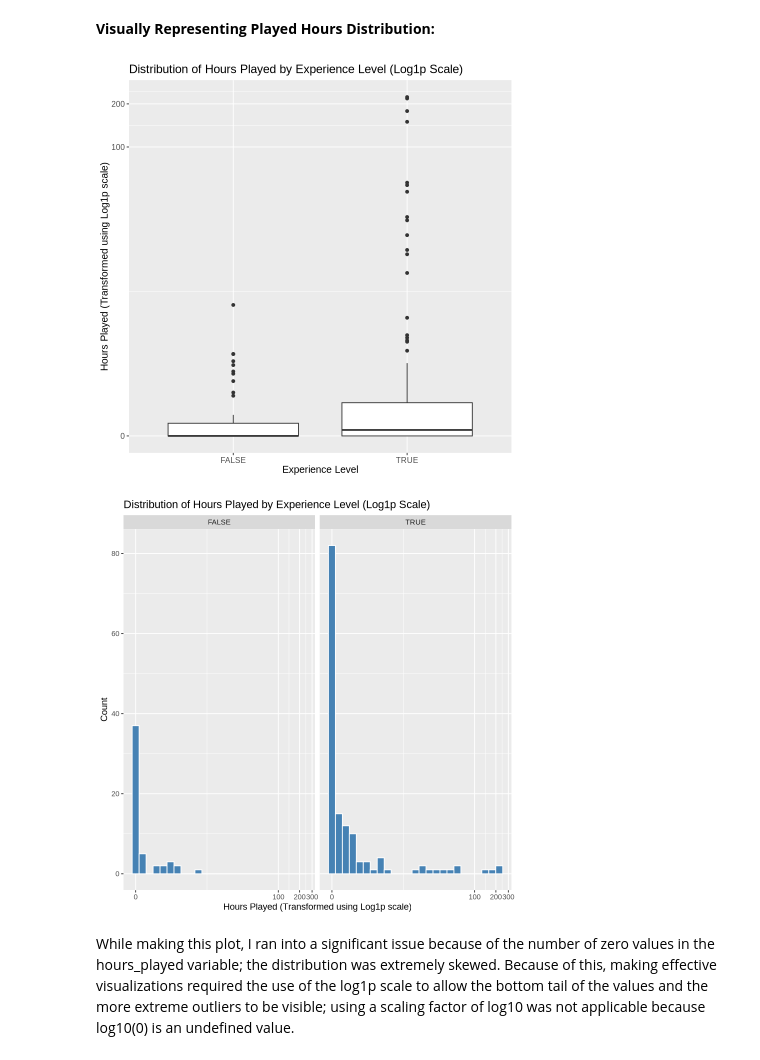
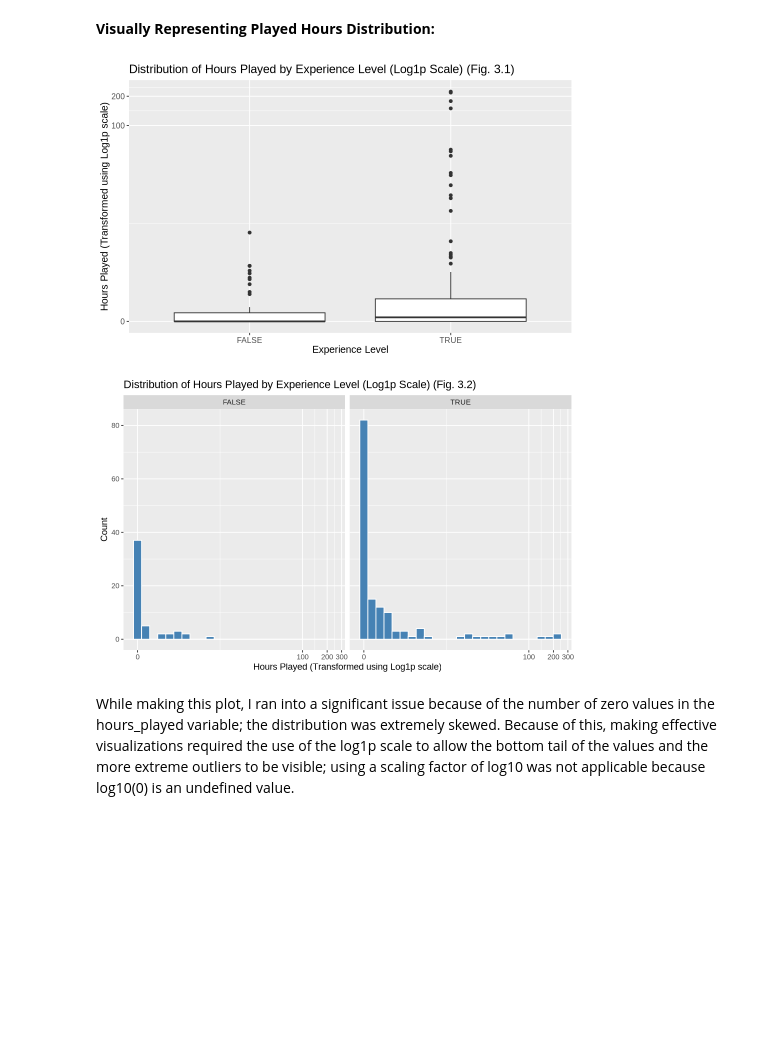
Before and after one commit to Mgonz005/Data-Science-group-project-, a Jupyter notebook: final_project_grp34.ipynb, the cells around one changed output. Cells and saved outputs as stored; diff of their text form; code cells hidden in the pictures; blank space fills up the shorter version.

Commit message:
Added titles and figure numbers

```diff
--- a/final_project_grp34.ipynb
+++ b/final_project_grp34.ipynb
@@ -279,26 +315,26 @@ A tibble: 1 × 5
 # %%
 distribution_plot <- players %>%
   ggplot(aes(x = subscribe, y = played_hours)) +
   geom_boxplot() +
   scale_y_continuous(trans = "log1p")+
-  labs(title = "Distribution of Hours Played by Experience Level (Log1p Scale)",
+  labs(title = "Distribution of Hours Played by Experience Level (Log1p Scale) (Fig. 3.1)",
        x = "Experience Level",
        y = "Hours Played (Transformed using Log1p scale)") +
   theme(text = element_text(size = 12))
 distribution_plot
 
 histogram_plot <- players %>%
   ggplot(aes(x = played_hours)) +
     geom_histogram(bins = 25, fill = "steelblue", color = "white")+
     facet_grid(cols = vars(subscribe))+
     scale_x_continuous(trans = "log1p")+
-    labs(title = "Distribution of Hours Played by Experience Level (Log1p Scale)",
+    labs(title = "Distribution of Hours Played by Experience Level (Log1p Scale) (Fig. 3.2)",
          x = "Hours Played (Transformed using Log1p scale)",
          y = "Count")
 histogram_plot
 # %% [output]
-[figure, old version]
+[figure, new version]
-[figure, old version]
+[figure, new version]
 # %% [markdown]
 While making this plot, I ran into a significant issue because of the number of zero values in the hours_played variable; the distribution was extremely skewed. Because of this, making effective visualizations required the use of the log1p scale to allow the bottom tail of the values and the more extreme outliers to be visible; using a scaling factor of log10 was not applicable because log10(0) is an undefined value.
 # %% [markdown]
```
Also changed, not shown: parts of 12 cells of this notebook.
